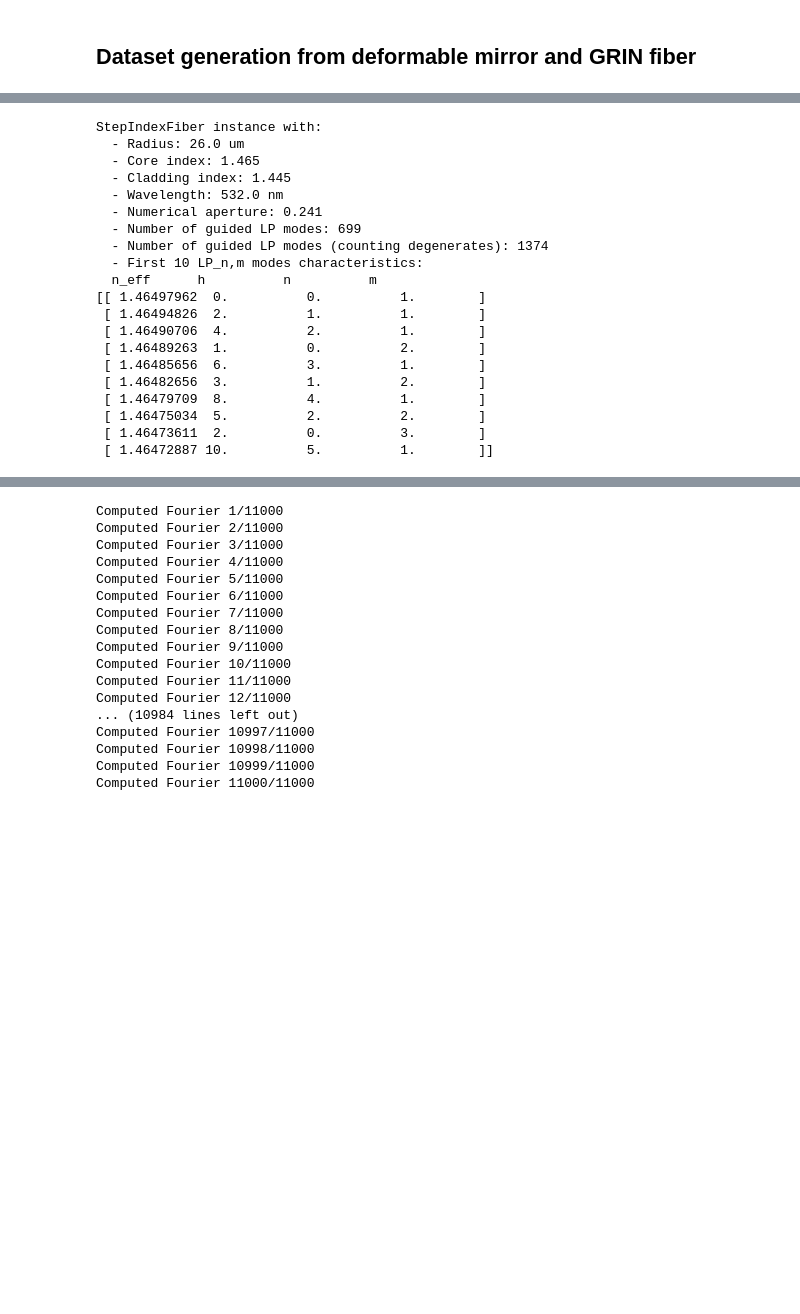
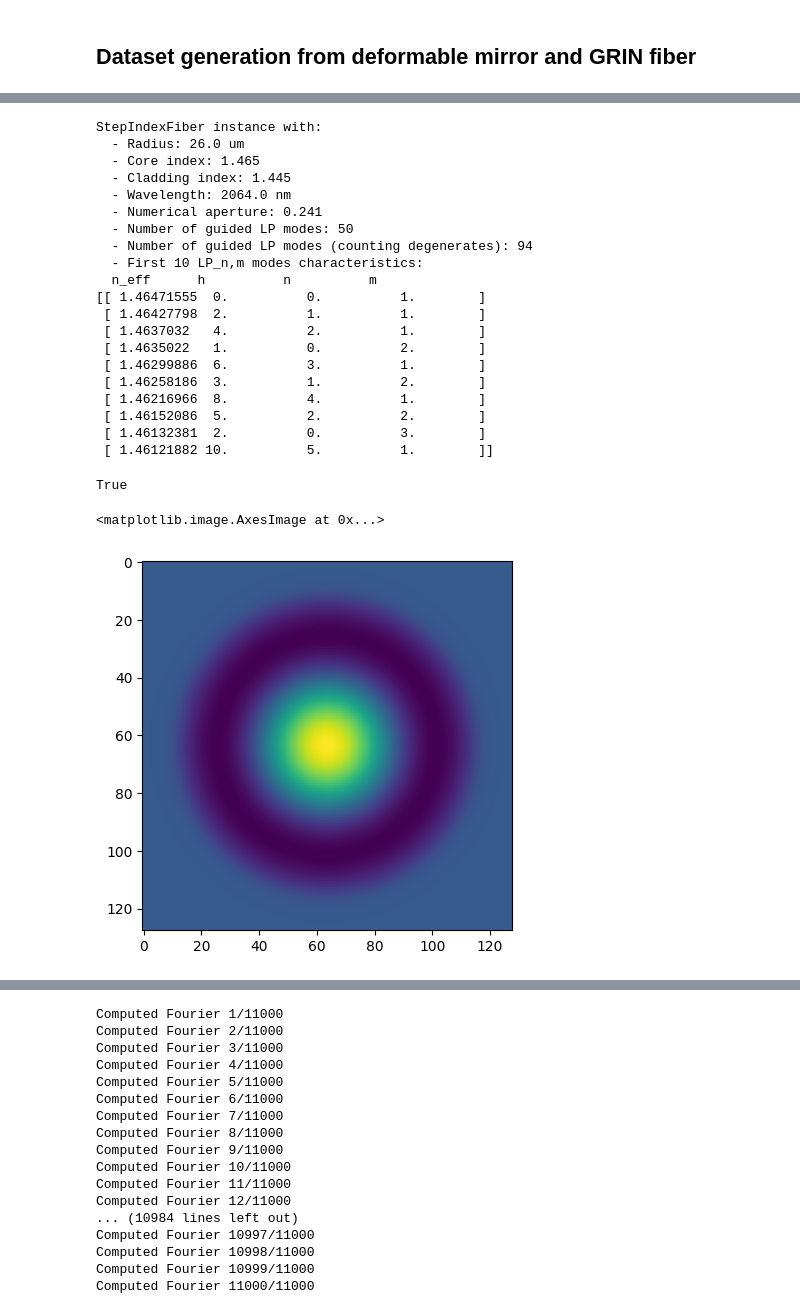
Before and after one commit to jysru/MMF_LP_modes, a Jupyter notebook: notebooks/generate_dataset_step_index.ipynb, the cells around one changed output, grey strips where cells are left out. Saved outputs shown, nothing was run; the diff lists cells and outputs as text; code cells hidden in the pictures; blank space fills up the shorter version.

```diff
--- a/notebooks/generate_dataset_step_index.ipynb
+++ b/notebooks/generate_dataset_step_index.ipynb
@@ -13,25 +16,25 @@ from mmfsim.datasets import SimulatedStepIndexSpeckleOutputDataset
 # %%
 grid = Grid(pixel_size=0.25e-6, pixel_numbers=(256,256))
-fiber = StepIndexFiber(radius=26e-6, wavelength=532e-9, n1=1.465, n2=1.445)
+fiber = StepIndexFiber(radius=26e-6, wavelength=2064e-9, n1=1.465, n2=1.445)
 print(fiber)
 # %% [output]
 StepIndexFiber instance with:
   - Radius: 26.0 um
   - Core index: 1.465
   - Cladding index: 1.445
-  - Wavelength: 532.0 nm
+  - Wavelength: 2064.0 nm
   - Numerical aperture: 0.241
-  - Number of guided LP modes: 699
-  - Number of guided LP modes (counting degenerates): 1374
+  - Number of guided LP modes: 50
+  - Number of guided LP modes (counting degenerates): 94
   - First 10 LP_n,m modes characteristics:
   n_eff      h          n          m
-[[ 1.46497962  0.          0.          1.        ]
- [ 1.46494826  2.          1.          1.        ]
- [ 1.46490706  4.          2.          1.        ]
- [ 1.46489263  1.          0.          2.        ]
- [ 1.46485656  6.          3.          1.        ]
- [ 1.46482656  3.          1.          2.        ]
- [ 1.46479709  8.          4.          1.        ]
- [ 1.46475034  5.          2.          2.        ]
- [ 1.46473611  2.          0.          3.        ]
- [ 1.46472887 10.          5.          1.        ]]
+[[ 1.46471555  0.          0.          1.        ]
+ [ 1.46427798  2.          1.          1.        ]
+ [ 1.4637032   4.          2.          1.        ]
+ [ 1.4635022   1.          0.          2.        ]
+ [ 1.46299886  6.          3.          1.        ]
+ [ 1.46258186  3.          1.          2.        ]
+ [ 1.46216966  8.          4.          1.        ]
+ [ 1.46152086  5.          2.          2.        ]
+ [ 1.46132381  2.          0.          3.        ]
+ [ 1.46121882 10.          5.          1.        ]]
@@ -38 +43,10 @@ StepIndexFiber instance with:
+# %%
+fiber.stored_modes_fields
+# %% [output]
+True
+# %%
+plt.imshow(fiber._modes[:,:,0,3])
+# %% [output]
+<matplotlib.image.AxesImage at 0x...>
+[figure, added]
 # %%
```
Also changed, not shown: parts of 5 cells of this notebook.
